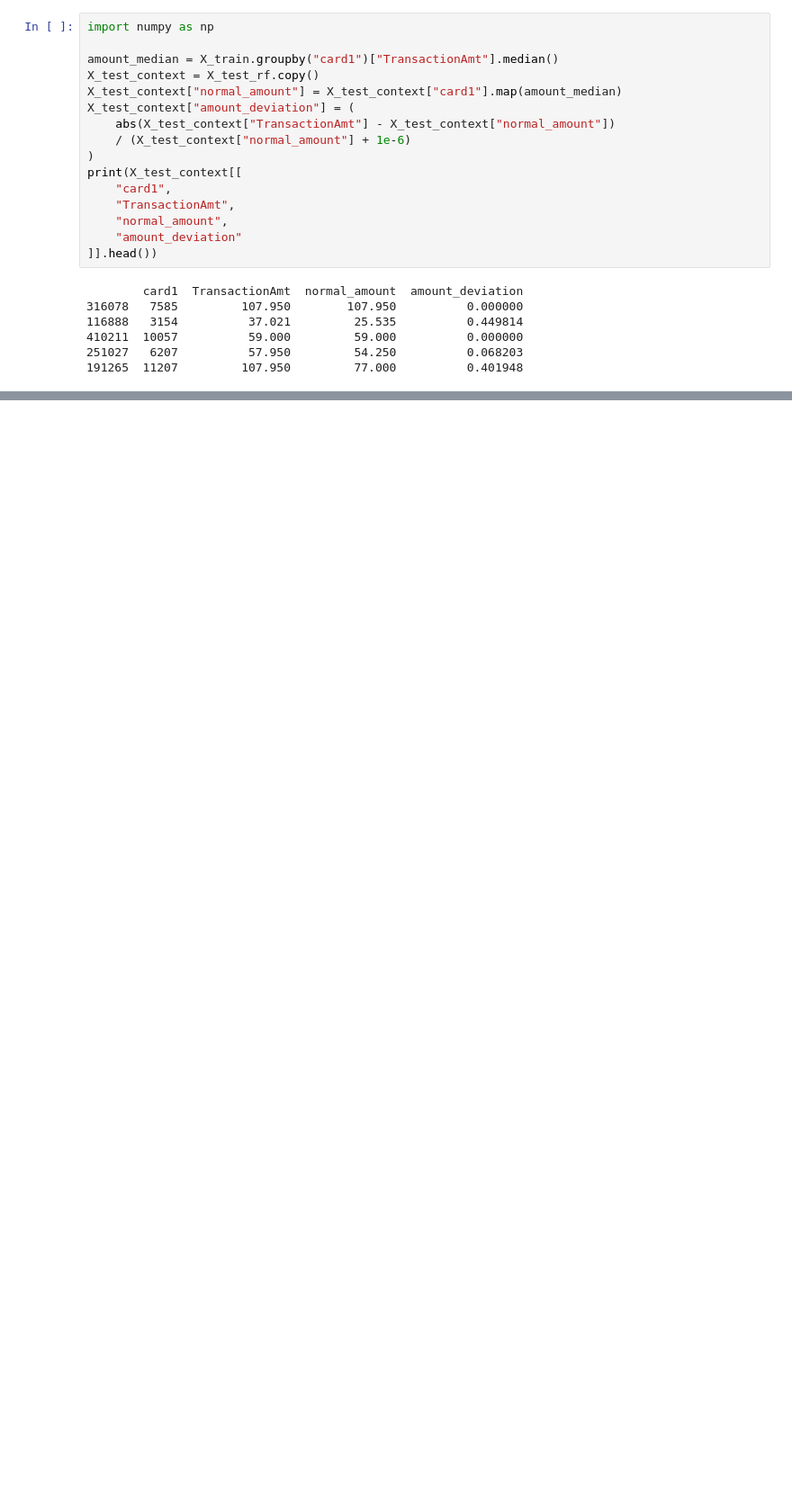
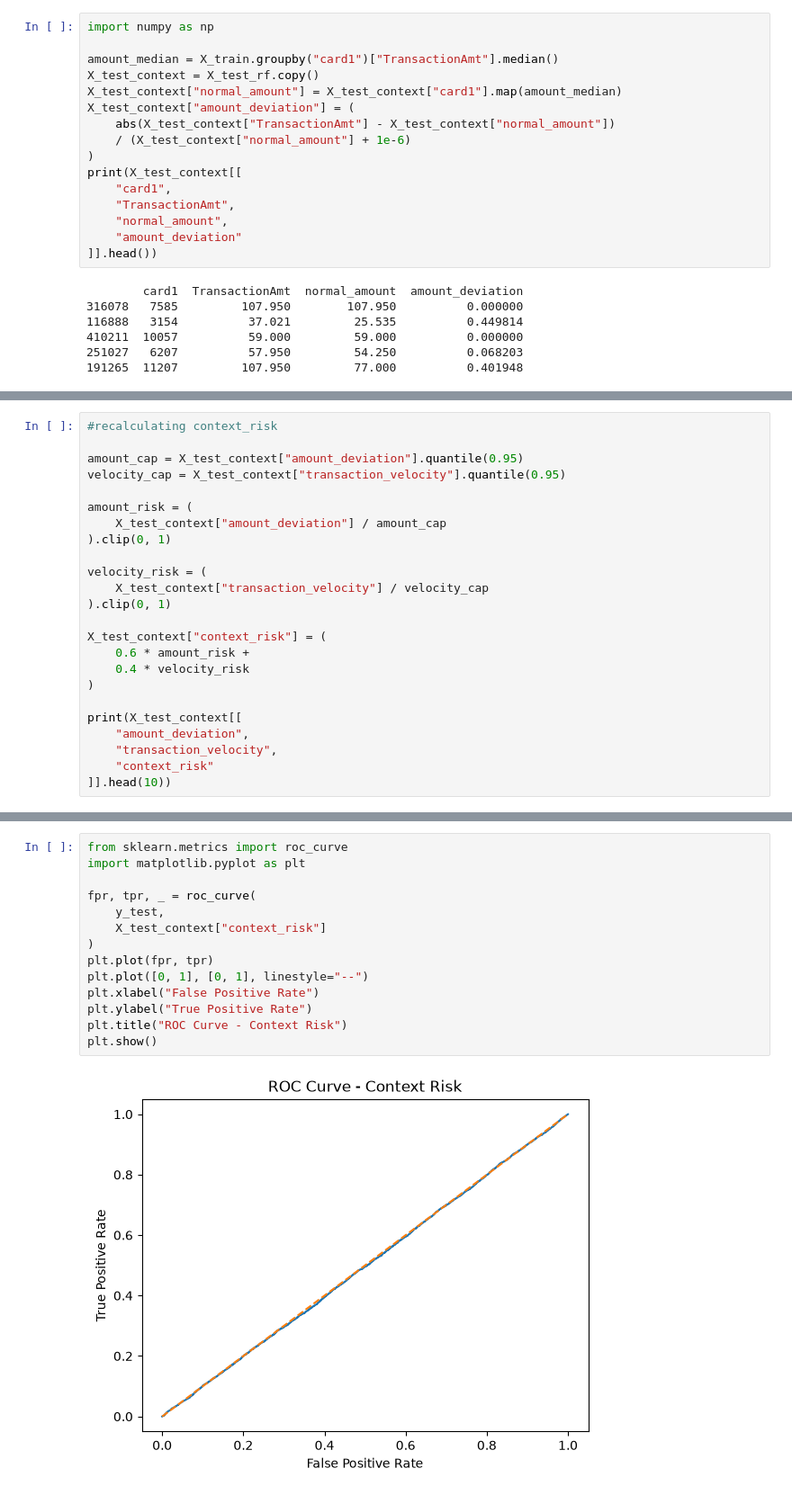
Before and after one commit to Sneha-0409/VeriPay, a Jupyter notebook: ieee-cisDataset.ipynb, the cells around one changed output, grey strips where cells are left out. Shown at 90% size. Drawn from its saved outputs; the diff is of its cells as text; blank space fills up the shorter version.

```diff
--- a/ieee-cisDataset.ipynb
+++ b/ieee-cisDataset.ipynb
@@ -882,0 +1071,24 @@ print(X_test_context[[
+# %%
+#recalculating context_risk
+
+amount_cap = X_test_context["amount_deviation"].quantile(0.95)
+velocity_cap = X_test_context["transaction_velocity"].quantile(0.95)
+
+amount_risk = (
+    X_test_context["amount_deviation"] / amount_cap
+).clip(0, 1)
+
+velocity_risk = (
+    X_test_context["transaction_velocity"] / velocity_cap
+).clip(0, 1)
+
+X_test_context["context_risk"] = (
+    0.6 * amount_risk +
+    0.4 * velocity_risk
+)
+
+print(X_test_context[[
+    "amount_deviation",
+    "transaction_velocity",
+    "context_risk"
+]].head(10))
@@ -882,0 +1161,16 @@ print(X_test_context[[
+# %%
+from sklearn.metrics import roc_curve
+import matplotlib.pyplot as plt
+
+fpr, tpr, _ = roc_curve(
+    y_test,
+    X_test_context["context_risk"]
+)
+plt.plot(fpr, tpr)
+plt.plot([0, 1], [0, 1], linestyle="--")
+plt.xlabel("False Positive Rate")
+plt.ylabel("True Positive Rate")
+plt.title("ROC Curve - Context Risk")
+plt.show()
+# %% [output]
+[figure, added]
```
Also changed, not shown: parts of 133 cells of this notebook, 59 other files.
